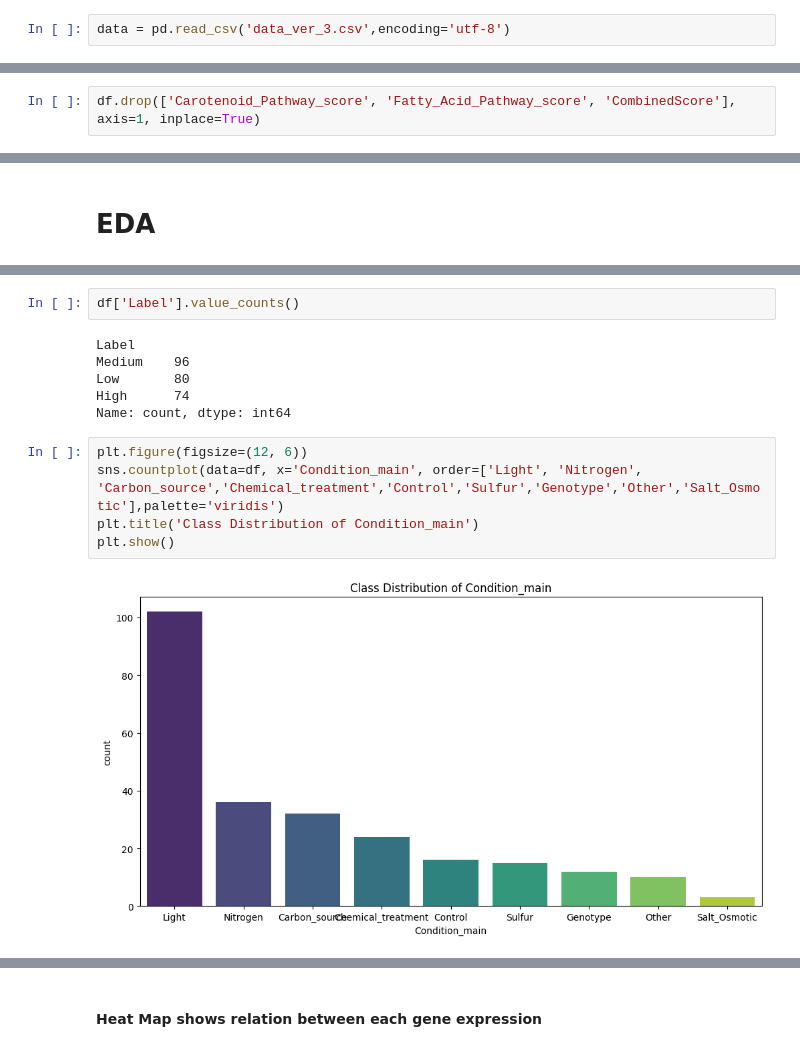
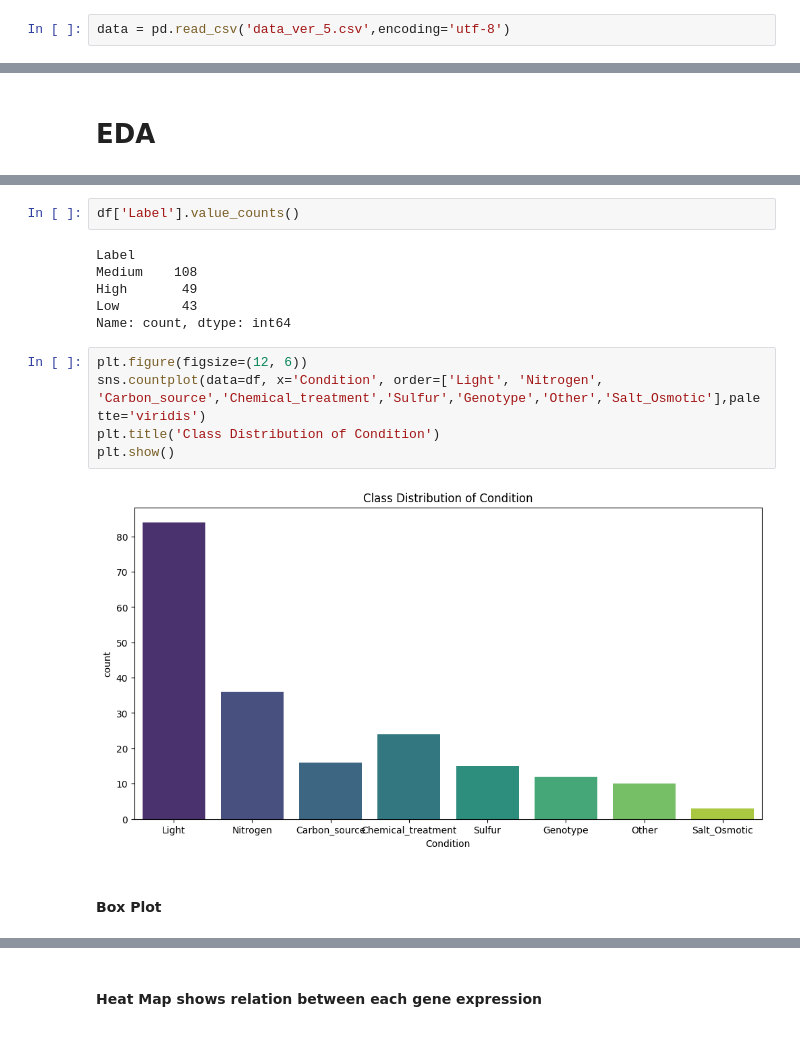
Before and after one commit to NamuNamusaki/Microalgae-senoir-project, a Jupyter notebook: Model_testing.ipynb, the cells around one changed output, grey strips where cells are left out. Cells and saved outputs as stored; diff of their text form.

```diff
--- a/Model_testing.ipynb
+++ b/Model_testing.ipynb
@@ -21,7 +21,7 @@ from sklearn.model_selection import GridSearchCV, RandomizedSearchCV
 import warnings
 warnings.filterwarnings('ignore')
 # %%
-data = pd.read_csv('data_ver_3.csv',encoding='utf-8')
+data = pd.read_csv('data_ver_5.csv',encoding='utf-8')
 # %%
 #Transform the data into a dataframe
 df = pd.DataFrame(data)
@@ -157,5 +156,3 @@ df.head()
-# %%
-df.drop(['Carotenoid_Pathway_score', 'Fatty_Acid_Pathway_score', 'CombinedScore'], axis=1, inplace=True)
 # %%
 df.info()
 # %% [output]
@@ -203,17 +199,19 @@ plt.show()
 df['Label'].value_counts()
 # %% [output]
 Label
-Medium    96
-Low       80
-High      74
+Medium    108
+High       49
+Low        43
 Name: count, dtype: int64
 # %%
 plt.figure(figsize=(12, 6))
-sns.countplot(data=df, x='Condition_main', order=['Light', 'Nitrogen', 'Carbon_source','Chemical_treatment','Control','Sulfur','Genotype','Other','Salt_Osmotic'],palette='viridis')
-plt.title('Class Distribution of Condition_main')
+sns.countplot(data=df, x='Condition', order=['Light', 'Nitrogen', 'Carbon_source','Chemical_treatment','Sulfur','Genotype','Other','Salt_Osmotic'],palette='viridis')
+plt.title('Class Distribution of Condition')
 plt.show()
 # %% [output]
-[figure, old version]
+[figure, new version]
+# %% [markdown]
+#### Box Plot
 # %%
 import math
 import matplotlib.pyplot as plt
```
Also changed, not shown: parts of 70 cells of this notebook.
